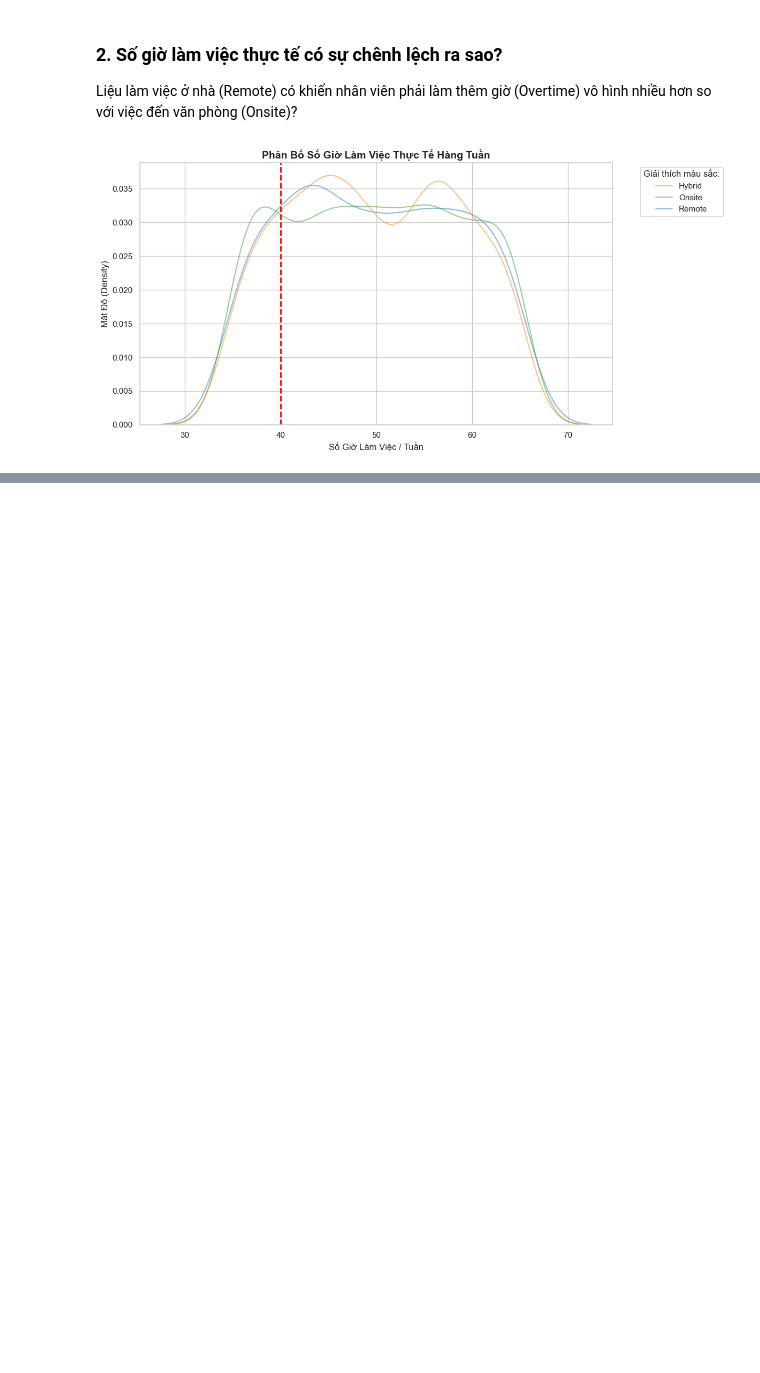
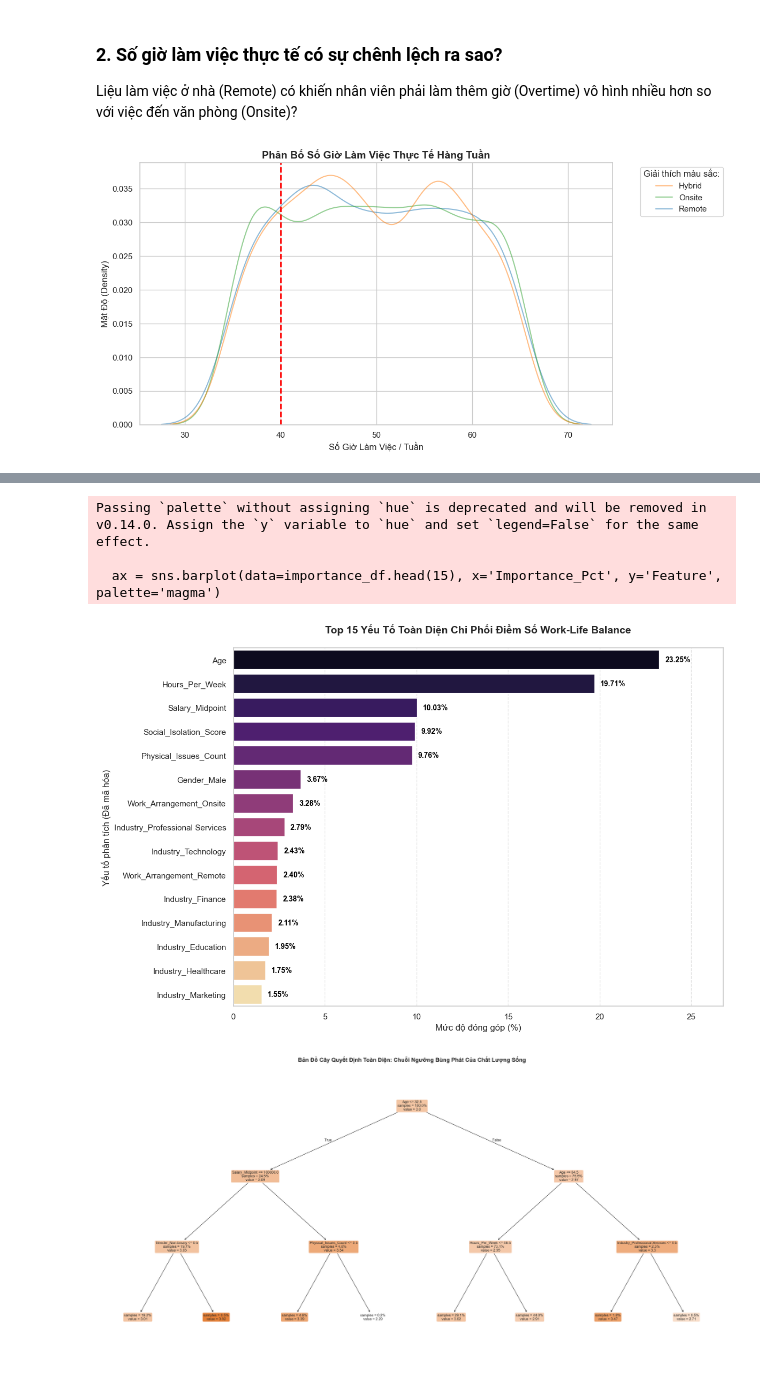
Before and after one commit to rahien123/Restaraunt-Rating-Prediction-, a Jupyter notebook: notebooks/EDA_Work_Life_Balance.ipynb, the cells around one changed output, grey strips where cells are left out. Drawn from its saved outputs; the diff is of its cells as text; code cells hidden in the pictures; blank space fills up the shorter version.

```diff
--- a/notebooks/EDA_Work_Life_Balance.ipynb
+++ b/notebooks/EDA_Work_Life_Balance.ipynb
@@ -112 +114,75 @@ Passing `palette` without assigning `hue` is deprecated and will be removed in v
+# %%
+import matplotlib.pyplot as plt
+import pandas as pd
+import seaborn as sns
+from sklearn.ensemble import RandomForestRegressor
+from sklearn.tree import DecisionTreeRegressor, plot_tree
+
+# 1. Tự động xác định và lọc các biến đầu vào toàn diện (Bao gồm cả Số và Chữ)
+target_col = 'Work_Life_Balance_Score'
+candidate_features = [
+    'Hours_Per_Week', 'Salary_Midpoint', 'Social_Isolation_Score', 'Physical_Issues_Count', 'Age',
+    'Work_Arrangement', 'Gender', 'Industry', 'Job_Role'
+]
+
+available_features = [col for col in candidate_features if col in df_clean.columns]
+
+X_raw = df_clean[available_features]
+y = df_clean[target_col]
+
+# 2. Áp dụng One-Hot Encoding biến các cột chữ thành các biến chỉ báo (0 và 1)
+X = pd.get_dummies(X_raw, drop_first=True)
+
+# 3. Huấn luyện Random Forest toàn diện để lấy Feature Importance
+rf_all = RandomForestRegressor(n_estimators=100, random_state=42)
+rf_all.fit(X, y)
+
+importance_df = pd.DataFrame({
+    'Feature': X.columns,
+    'Importance_Pct': rf_all.feature_importances_ * 100
+}).sort_values(by='Importance_Pct', ascending=False)
+
+# --- Biểu đồ 1: Top 15 Yếu tố Chi phối Toàn diện (Đã thêm % trực quan) ---
+plt.figure(figsize=(12, 8))
+ax = sns.barplot(data=importance_df.head(15), x='Importance_Pct', y='Feature', palette='magma')
+
+for container in ax.containers:
+    ax.bar_label(container, fmt='%.2f%%', padding=8, fontweight='bold', fontsize=10, color='black')
+
+plt.title('Top 15 Yếu Tố Toàn Diện Chi Phối Điểm Số Work-Life Balance', fontsize=14, fontweight='bold', pad=20)
+plt.xlabel('Mức độ đóng góp (%)', fontsize=12)
+plt.ylabel('Yếu tố phân tích (Đã mã hóa)', fontsize=12)
+
+plt.xlim(0, importance_df['Importance_Pct'].max() * 1.15)
+plt.grid(axis='x', linestyle='--', alpha=0.5)
+plt.tight_layout()
+plt.show()
+
+# 4. Huấn luyện Cây Quyết Định sâu hơn (max_depth=3) để tìm Chuỗi Điểm Gãy Liên Hoàn
+tree_all = DecisionTreeRegressor(max_depth=3, random_state=42)
+tree_all.fit(X, y)
+
+# --- Biểu đồ 2: Sơ đồ Cây Quyết Định liên hoàn (Tối ưu ô to, thoáng và cực kỳ dễ nhìn) ---
+plt.figure(figsize=(25, 12), dpi=150)
+
+plot_tree(
+    tree_all,
+    feature_names=list(X.columns),
+    filled=True,
+    rounded=True,
+    fontsize=10,        # TỐI ƯU 3: Tăng font chữ lên kích cỡ 10 giúp hiển thị rõ ràng trên màn hình lớn
+    precision=2,
+    impurity=False,     # TỐI ƯU 4: Ẩn bớt dòng MSE giúp ô vuông gọn gàng, chữ không bị tràn
+    proportion=True     # TỐI ƯU 5: Đổi số lượng dòng tuyệt đối thành % giúp rút ngắn ký tự, ô tự động to ra
+)
+
+plt.title('Bản Đồ Cây Quyết Định Toàn Diện: Chuỗi Ngưỡng Bùng Phát Của Chất Lượng Sống', fontsize=16, fontweight='bold', pad=25)
+plt.tight_layout()
+plt.show()
+# %% [output]
+Passing `palette` without assigning `hue` is deprecated and will be removed in v0.14.0. Assign the `y` variable to `hue` and set `legend=False` for the same effect.
+
+  ax = sns.barplot(data=importance_df.head(15), x='Importance_Pct', y='Feature', palette='magma')
+[figure, added]
+[figure, added]
 # %% [markdown]
```
Also changed, not shown: parts of 9 cells of this notebook.
